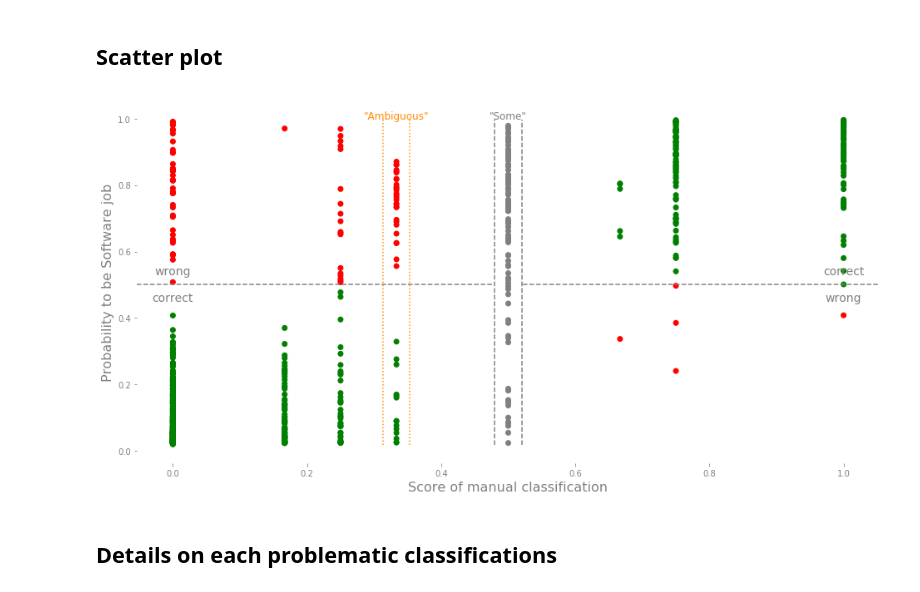
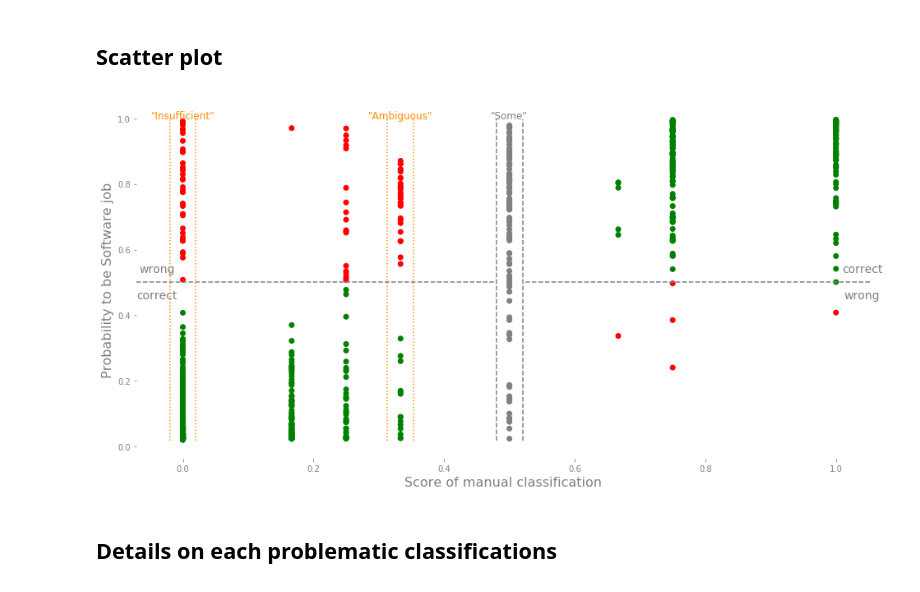
Before and after one commit to softwaresaved/jamie, a Jupyter notebook: jobAnalysis/dataPrediction/prediction_dev.ipynb, the cells around one changed output. Drawn from its saved outputs; the diff is of its cells as text; code cells hidden in the pictures.

Commit message:
Update: scatter plot

```diff
--- a/jobAnalysis/dataPrediction/prediction_dev.ipynb
+++ b/jobAnalysis/dataPrediction/prediction_dev.ipynb
@@ -230,40 +230,45 @@ def color_right(x, y):
 
 tag_creat = [abs(x) for x in df['agg_tag'] if abs(x) < 10]
 pred_inv = [x for x in  df[df['agg_tag'] > -10]['prediction_proba']]
 
 col = color_right(tag_creat, pred_inv)
 
 fig, ax = plt.subplots(figsize=(16, 8))
 
-plt.axhline(y=0.5, xmax=0.48, color='grey', linestyle='--')
+plt.axhline(y=0.5, xmax=0.49, color='grey', linestyle='--')
 plt.axvline(x=0.48, ymin=0.05, ymax=0.95, color='grey', linestyle='--')
 
-plt.axhline(y=0.5, xmin=0.52, color='grey', linestyle='--')
+plt.axhline(y=0.5, xmin=0.53, color='grey', linestyle='--')
 plt.axvline(x=0.52,ymin=0.05, ymax=0.95, color='grey', linestyle='--')
 
 plt.axvline(x=0.31333, ymin=0.05, ymax=0.95, color='darkorange', linestyle=':')
 plt.axvline(x=0.35333,ymin=0.05, ymax=0.95, color='darkorange', linestyle=':')
 plt.text(0.3333,1,'"Ambiguous"', color='darkorange', fontsize=12, horizontalalignment='center')
 
+plt.axvline(x=0.02, ymin=0.05, ymax=0.95, color='darkorange', linestyle=':')
+plt.axvline(x=-0.02,ymin=0.05, ymax=0.95, color='darkorange', linestyle=':')
+plt.text(0.0,1,'"Insufficient"', color='darkorange', fontsize=12, horizontalalignment='center')
+
+
 plt.text(0.5,1,'"Some"', color='grey', fontsize=12, horizontalalignment='center')
 
-plt.text(1,0.53,'correct', color='grey',fontsize=14, horizontalalignment='center')
-plt.text(0,0.45,'correct', color='grey',fontsize=14, horizontalalignment='center')
-plt.text(1,0.45,'wrong', color='grey', fontsize=14, horizontalalignment='center')
-plt.text(0,0.53,'wrong', color='grey', fontsize=14, horizontalalignment='center')
+plt.text(1.04,0.53,'correct', color='grey',fontsize=14, horizontalalignment='center')
+plt.text(-0.04,0.45,'correct', color='grey',fontsize=14, horizontalalignment='center')
+plt.text(1.04,0.45,'wrong', color='grey', fontsize=14, horizontalalignment='center')
+plt.text(-0.04,0.53,'wrong', color='grey', fontsize=14, horizontalalignment='center')
 
 ax.set_ylabel('Probability to be Software job', fontsize=16, color='grey')
 ax.tick_params(axis='y', colors='grey')
 
 ax.set_xlabel('Score of manual classification', fontsize=16, color='grey')
 ax.tick_params(axis='x', colors='grey')
 
 plt.scatter(tag_creat, pred_inv, color=col)
 
 for d in ["left", "top", "bottom", "right"]:
     plt.gca().spines[d].set_visible(False)
 # %% [output]
-[figure, old version]
+[figure, new version]
 # %% [markdown]
 ## Details on each problematic classifications
 # %% [markdown]
```
